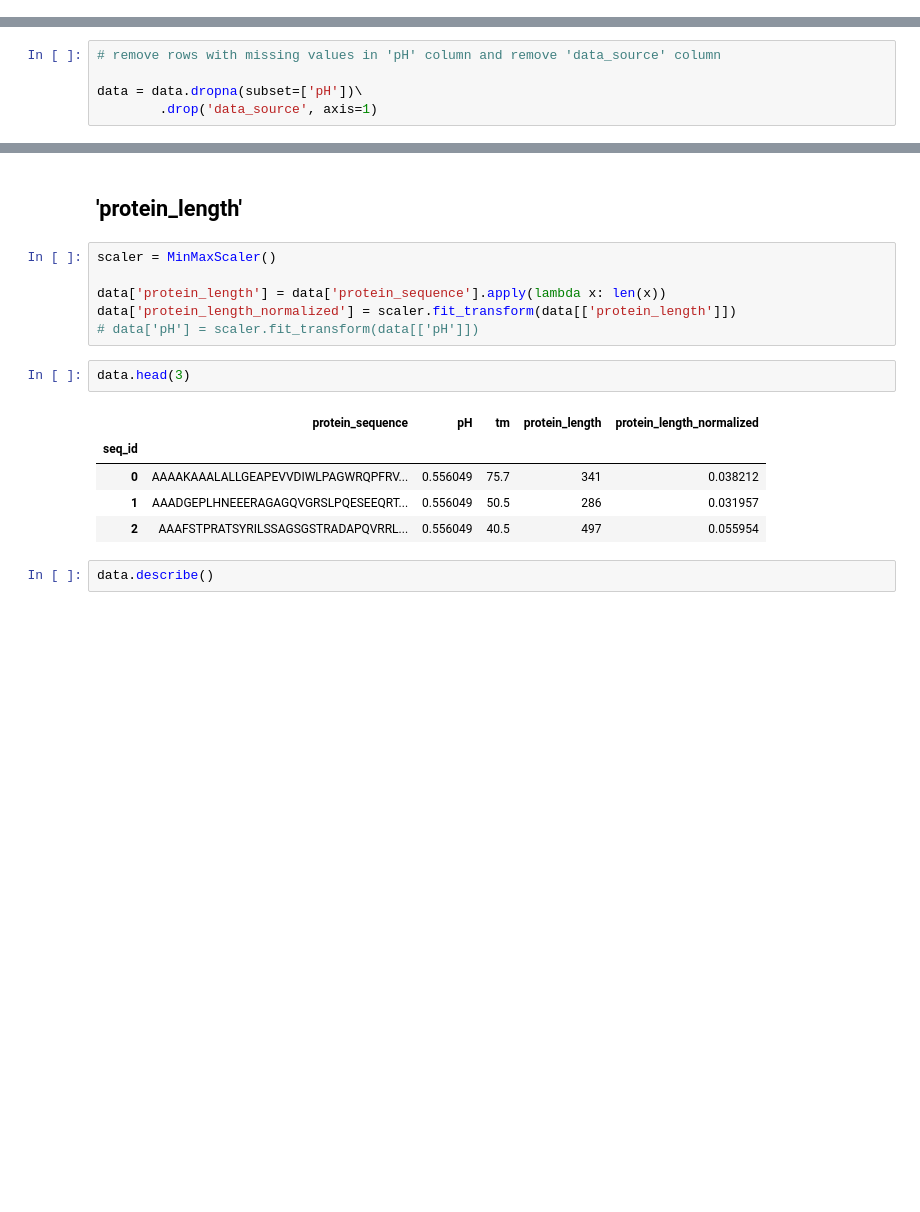
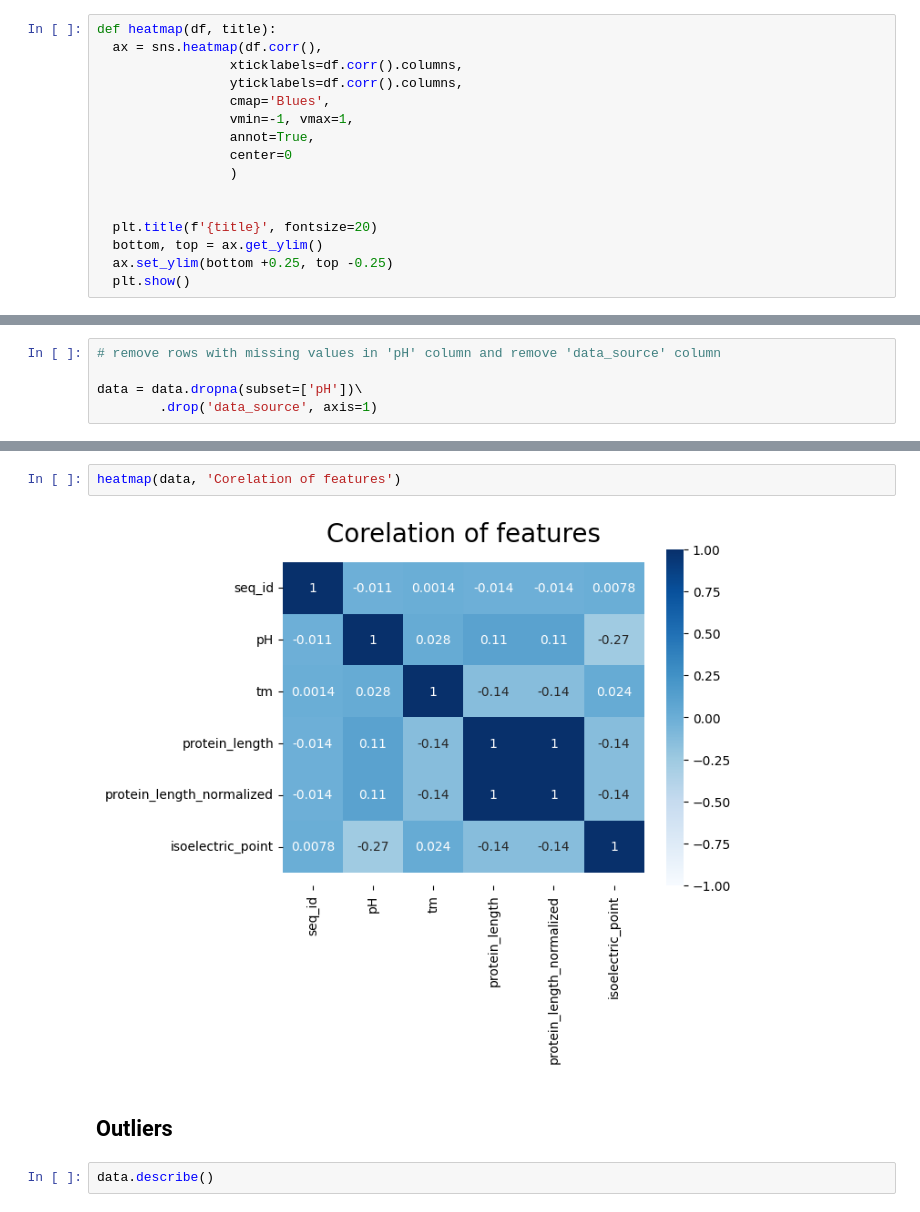
Before and after one commit to michalinahulak/Enzyme_Stability, a Jupyter notebook: Enzyme_Stability_Prediction.ipynb, the cells around one changed output, grey strips where cells are left out. Drawn from its saved outputs; the diff is of its cells as text; blank space fills up the shorter version.

```diff
--- a/Enzyme_Stability_Prediction.ipynb
+++ b/Enzyme_Stability_Prediction.ipynb
@@ -92,2 +92,18 @@ from PIL import Image
 # %% [markdown]
 # Functions
+# %%
+def heatmap(df, title):
+  ax = sns.heatmap(df.corr(),
+                 xticklabels=df.corr().columns,
+                 yticklabels=df.corr().columns,
+                 cmap='Blues',
+                 vmin=-1, vmax=1,
+                 annot=True,
+                 center=0
+                 )
+
+
+  plt.title(f'{title}', fontsize=20)
+  bottom, top = ax.get_ylim()
+  ax.set_ylim(bottom +0.25, top -0.25)
+  plt.show()
@@ -183,19 +263,9 @@ data = data.dropna(subset=['pH'])\
+# %%
+heatmap(data, 'Corelation of features')
+# %% [output]
+[figure, added]
 # %% [markdown]
-## 'protein_length'
+## Outliers
-# %%
-scaler = MinMaxScaler()
-
-data['protein_length'] = data['protein_sequence'].apply(lambda x: len(x))
-data['protein_length_normalized'] = scaler.fit_transform(data[['protein_length']])
-# data['pH'] = scaler.fit_transform(data[['pH']])
-# %%
-data.head(3)
-# %% [output]
-|  | protein_sequence | pH | tm | protein_length | protein_length_normalized |
-| seq_id |  |  |  |  |  |
-| 0 | AAAAKAAALALLGEAPEVVDIWLPAGWRQPFRV... | 0.556049 | 75.7 | 341 | 0.038212 |
-| 1 | AAADGEPLHNEEERAGAGQVGRSLPQESEEQRT... | 0.556049 | 50.5 | 286 | 0.031957 |
-| 2 | AAAFSTPRATSYRILSSAGSGSTRADAPQVRRL... | 0.556049 | 40.5 | 497 | 0.055954 |
 # %%
 data.describe()
 # %% [output]
```
Also changed, not shown: parts of 69 cells of this notebook.
